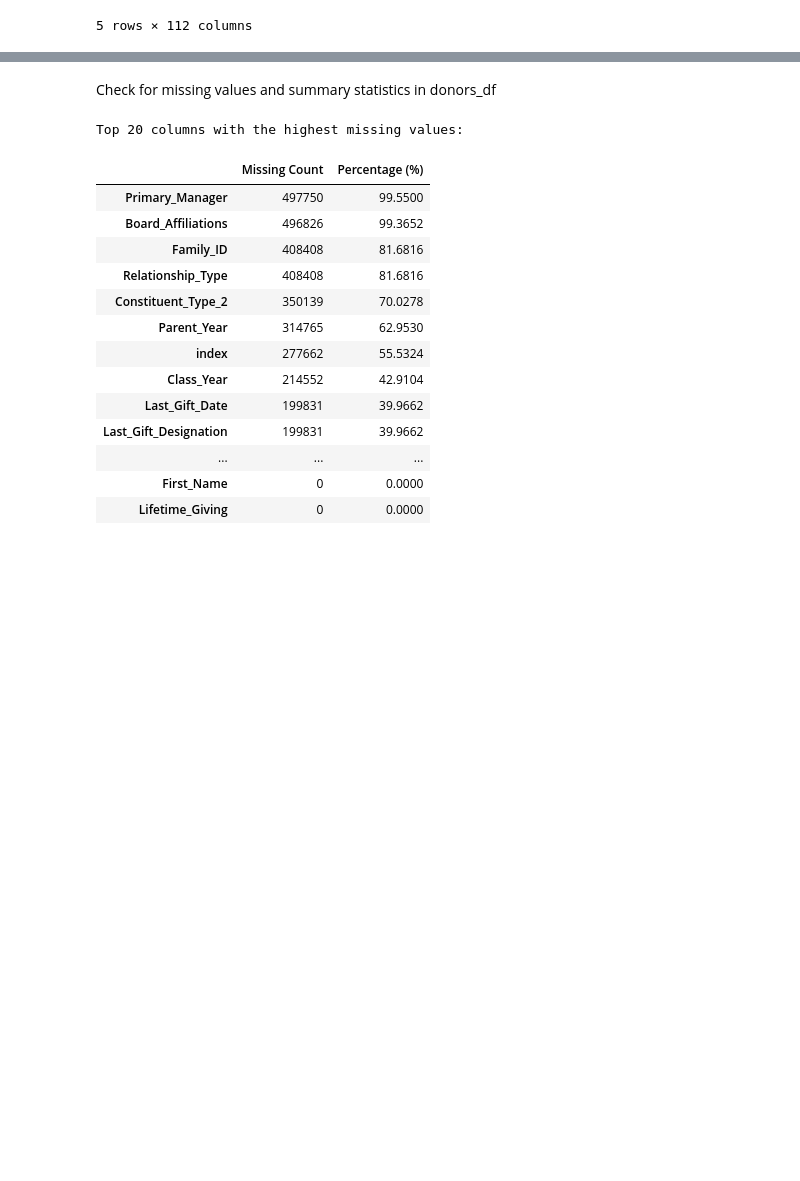
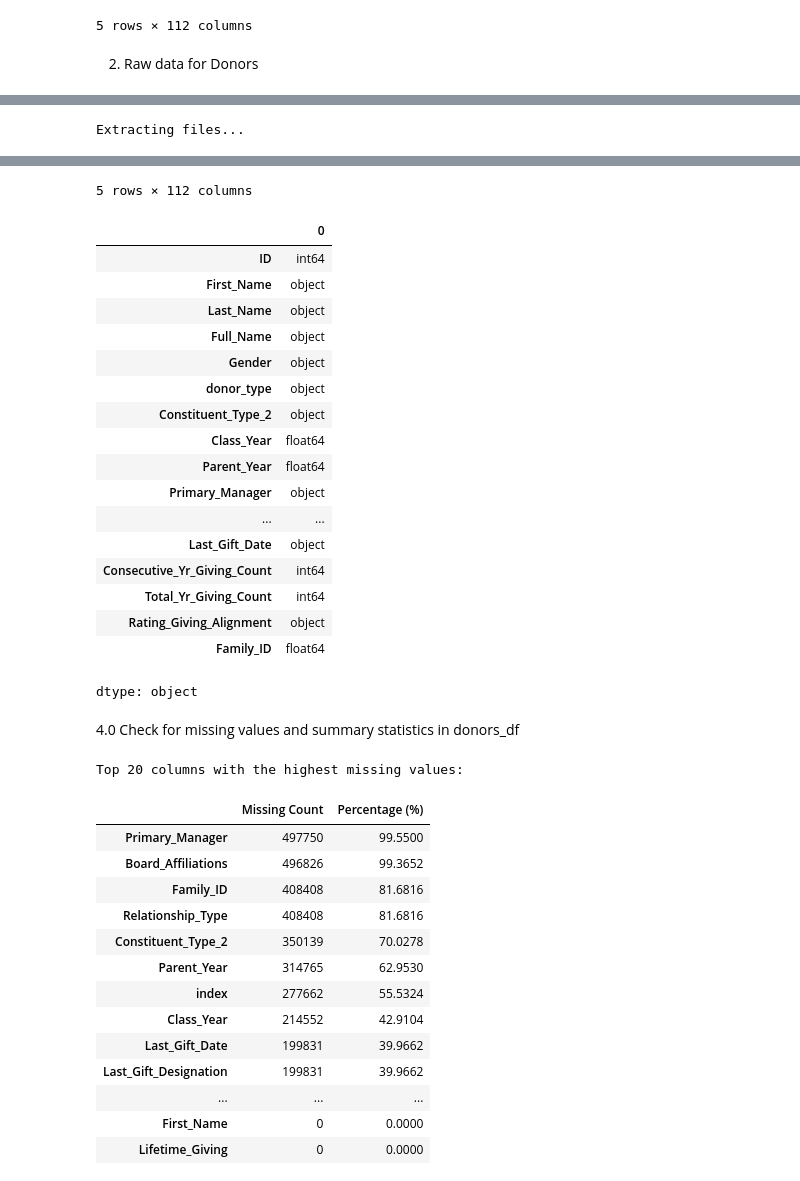
Before and after one commit to maget0/SemProject_MLEngine, a Jupyter notebook: Synthetic_Donor.ipynb, the cells around one changed output, grey strips where cells are left out. Cells and saved outputs as stored; diff of their text form; code cells hidden in the pictures; blank space fills up the shorter version.

```diff
--- a/Synthetic_Donor.ipynb
+++ b/Synthetic_Donor.ipynb
@@ -79,3 +79,22 @@ display(donors_df.head())
 | 3 | 877572 | William | Hernandez | William Hernandez | M | Parent | NaN | NaN | ... |
 | 4 | 388389 | Andrew | Jones | Andrew Jones | M | Alum | Alum | 2021.0 | ... |
 5 rows × 112 columns
+# %% [markdown]
+2. Raw data for Donors
+# %%
+import pandas as pd
+import os
+import kagglehub
+
+# Ensure donors_df is loaded by dynamically resolving the dataset path
+if 'donors_df' not in locals():
+    if 'path' not in locals():
+        path = kagglehub.dataset_download("dbrown86/synthetic-donor-dataset-for-fundraising-analytics")
+
+    subfolder_path = os.path.join(path, 'kaggle_dataset')
+    donors_path = os.path.join(subfolder_path, 'donors.csv')
+    donors_df = pd.read_csv(donors_path)
+
+display(donors_df.head())
+display(donors_df.dtypes.head(20))
+# %% [output]
@@ -81,0 +102 @@ display(donors_df.head())
+Extracting files...
@@ -82,5 +109,24 @@ display(donors_df.head())
+5 rows × 112 columns
+|  | 0 |
+| ID | int64 |
+| First_Name | object |
+| Last_Name | object |
+| Full_Name | object |
+| Gender | object |
+| donor_type | object |
+| Constituent_Type_2 | object |
+| Class_Year | float64 |
+| Parent_Year | float64 |
+| Primary_Manager | object |
+| ... | ... |
+| Last_Gift_Date | object |
+| Consecutive_Yr_Giving_Count | int64 |
+| Total_Yr_Giving_Count | int64 |
+| Rating_Giving_Alignment | object |
+| Family_ID | float64 |
+dtype: object
 # %% [markdown]
-Check for missing values and summary statistics in donors_df
+4.0 Check for missing values and summary statistics in donors_df
 # %%
 # Calculate missing values count and percentage
 missing_count = donors_df.isnull().sum()
```
Also changed, not shown: parts of 17 cells of this notebook.
